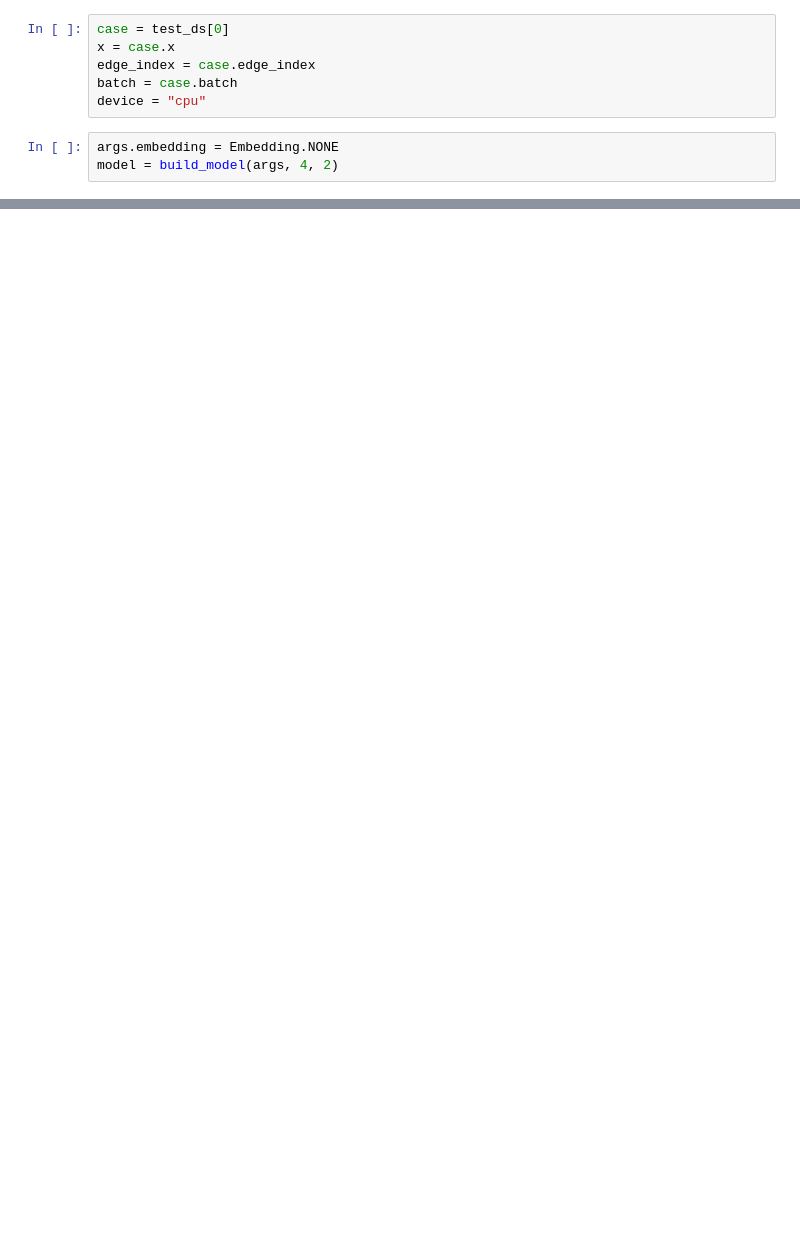
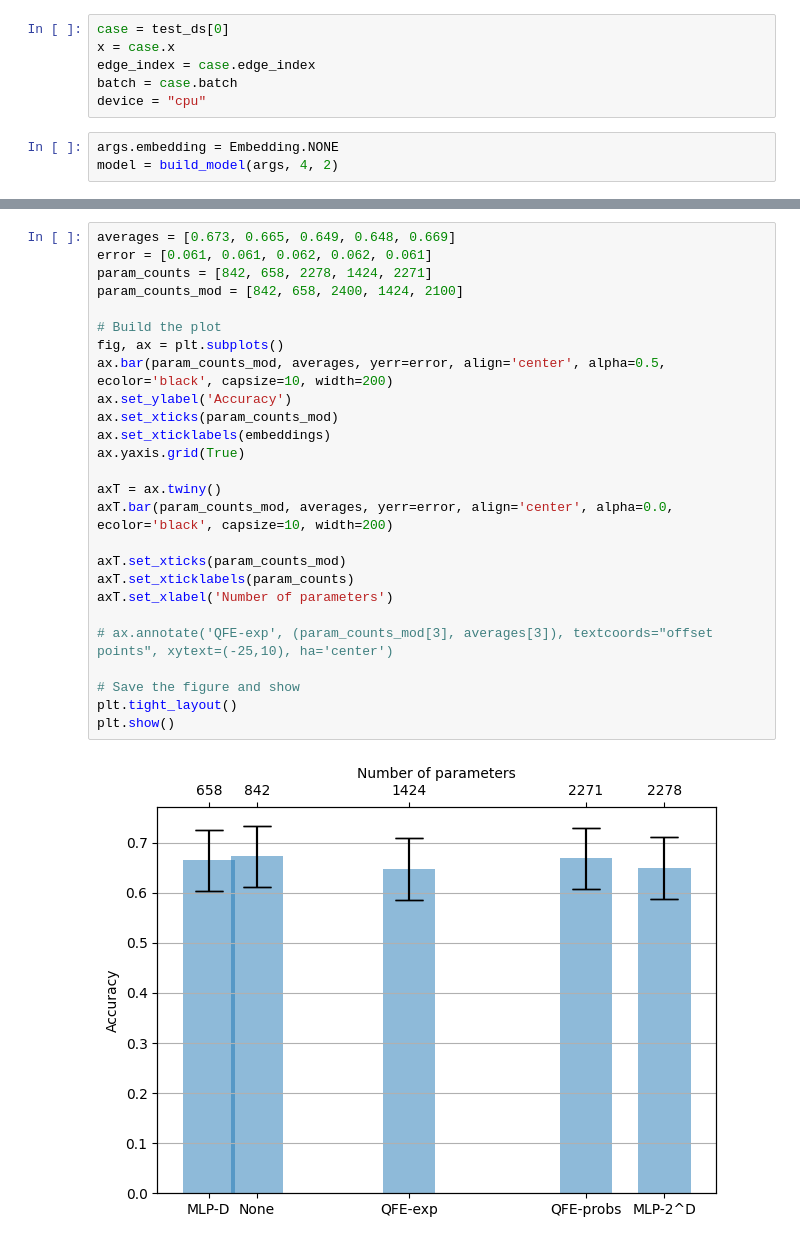
Before and after one commit to jsimonrichard/QFE-Experiments, a Jupyter notebook: model_experimentor.ipynb, the cells around one changed output, grey strips where cells are left out. Drawn from its saved outputs; the diff is of its cells as text; blank space fills up the shorter version.

```diff
--- a/model_experimentor.ipynb
+++ b/model_experimentor.ipynb
@@ -66,0 +64,28 @@ IndexError: list index out of range
+# %%
+averages = [0.673, 0.665, 0.649, 0.648, 0.669]
+error = [0.061, 0.061, 0.062, 0.062, 0.061]
+param_counts = [842, 658, 2278, 1424, 2271]
+param_counts_mod = [842, 658, 2400, 1424, 2100]
+
+# Build the plot
+fig, ax = plt.subplots()
+ax.bar(param_counts_mod, averages, yerr=error, align='center', alpha=0.5, ecolor='black', capsize=10, width=200)
+ax.set_ylabel('Accuracy')
+ax.set_xticks(param_counts_mod)
+ax.set_xticklabels(embeddings)
+ax.yaxis.grid(True)
+
+axT = ax.twiny()
+axT.bar(param_counts_mod, averages, yerr=error, align='center', alpha=0.0, ecolor='black', capsize=10, width=200)
+
+axT.set_xticks(param_counts_mod)
+axT.set_xticklabels(param_counts)
+axT.set_xlabel('Number of parameters')
+
+# ax.annotate('QFE-exp', (param_counts_mod[3], averages[3]), textcoords="offset points", xytext=(-25,10), ha='center')
+
+# Save the figure and show
+plt.tight_layout()
+plt.show()
+# %% [output]
+[figure, added]
```
Also changed, not shown: parts of 8 cells of this notebook, 7 other files.
